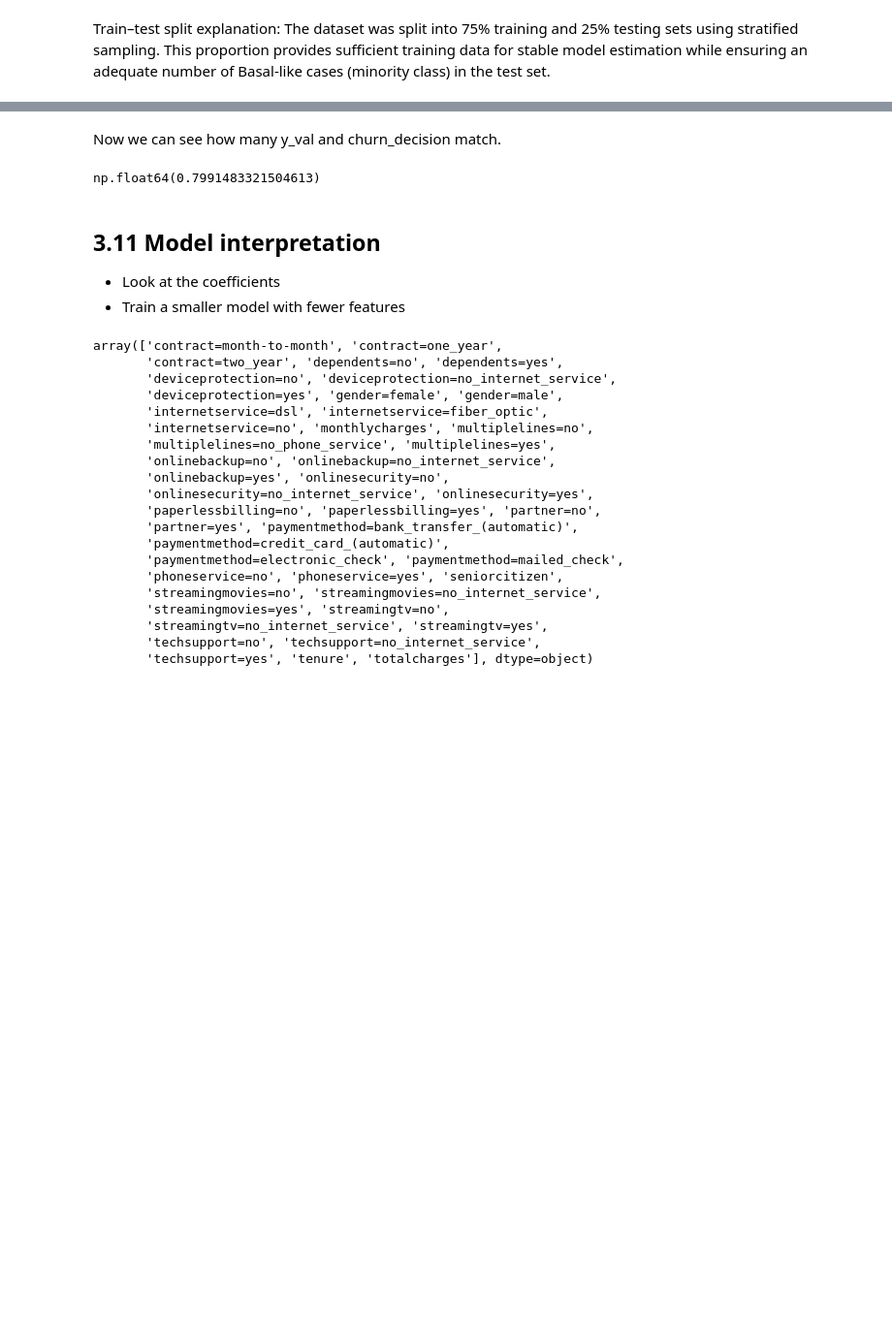
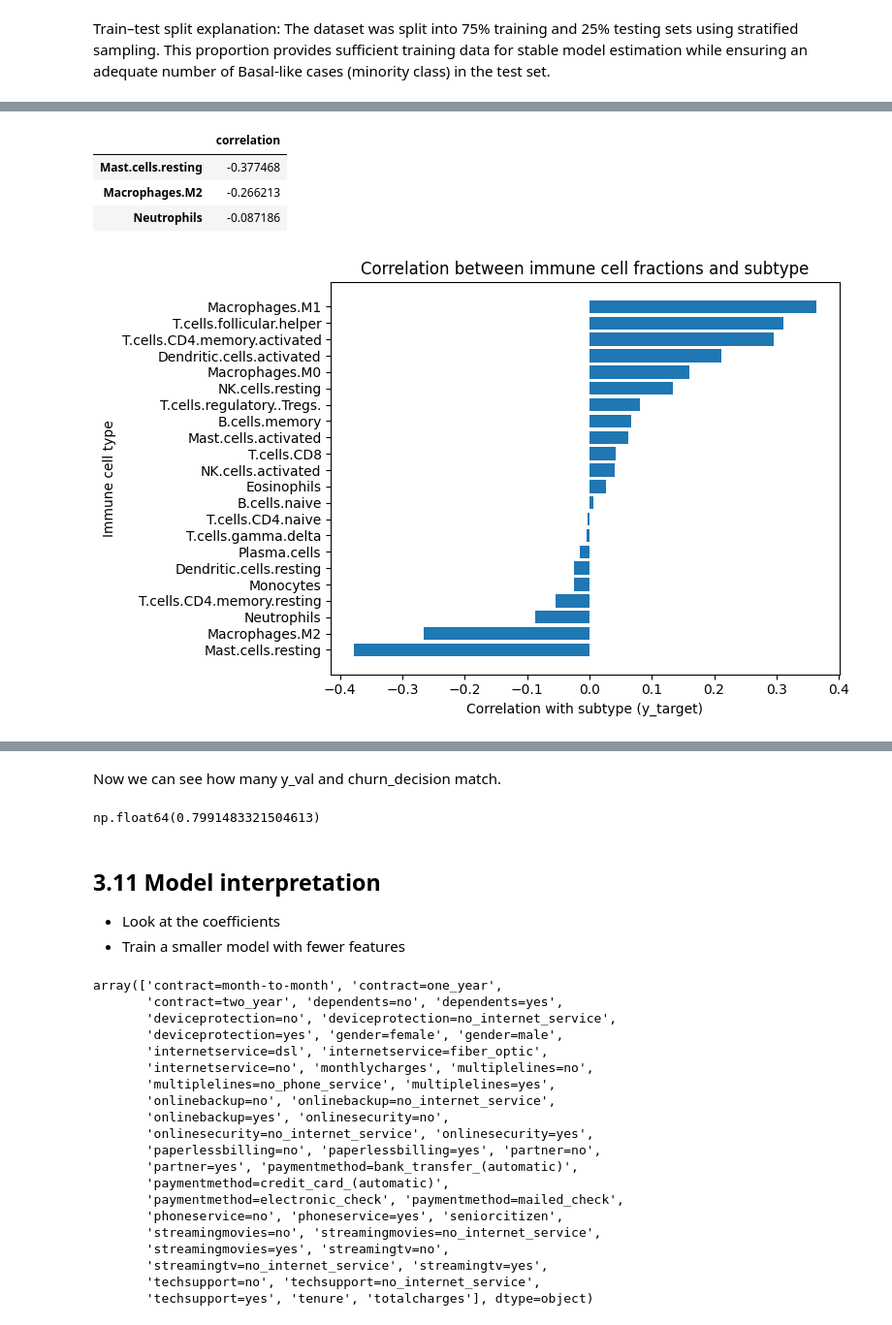
Before and after one commit to ekhlebus/tme-breast-cancer-subtype-prediction, a Jupyter notebook: tme-breast-cancer-subtype-prediction.ipynb, the cells around one changed output, grey strips where cells are left out. Shown at 97% size. Cells and saved outputs as stored; diff of their text form; code cells hidden in the pictures; blank space fills up the shorter version.

```diff
--- a/tme-breast-cancer-subtype-prediction.ipynb
+++ b/tme-breast-cancer-subtype-prediction.ipynb
@@ -507,5 +510,4 @@ df_sub.T
 30 rows × 768 columns
 # %%
-# Define final X and y
-X = df_sub[immune_cols + ["age"]]
-y = df_sub["y_basal"]
+# Define final df
+df_full = df_sub[immune_cols + ["age"] + ["y_target"]]
@@ -524,9 +524,12 @@ Since we have class imbalance, let's use stratify parameter.
 Use stratified train/test split. This ensures both sets reflect the same imbalance.
 # %%
 # Split the dataset into training and testing sets
-X_train, X_test, y_train, y_test = train_test_split(
-    X, y,
+df_train_full, df_test = train_test_split(
+    df_full,
     test_size=0.25,
     random_state=1,
-    stratify=y
+    stratify=df_full["y_target"]
 )
+
+# test_size=0.25 - setting aside 25% of the data for testing
+# random_state=1 - setting a seed for reproducibility
@@ -1326,0 +700,3 @@ Both linear and logistic regression called linear models because in both models
+# %%
+corr_df = df_train_full.drop(columns=['y_target', 'age']).corrwith(df_train_full.y_target).to_frame('correlation')
+corr_df.head(5)
@@ -1326,0 +710,18 @@ Both linear and logistic regression called linear models because in both models
+# %%
+corr_df_sorted = corr_df.sort_values('correlation')
+corr_df_sorted.head(3)
+# %% [output]
+|  | correlation |
+| Mast.cells.resting | -0.377468 |
+| Macrophages.M2 | -0.266213 |
+| Neutrophils | -0.087186 |
+# %%
+plt.figure(figsize=(8, 5))
+plt.barh(corr_df_sorted.index, corr_df_sorted['correlation'])
+plt.xlabel("Correlation with subtype (y_target)")
+plt.ylabel("Immune cell type")
+plt.title("Correlation between immune cell fractions and subtype")
+plt.tight_layout()
+plt.show()
+# %% [output]
+[figure, added]
```
Also changed, not shown: parts of 134 cells of this notebook.
